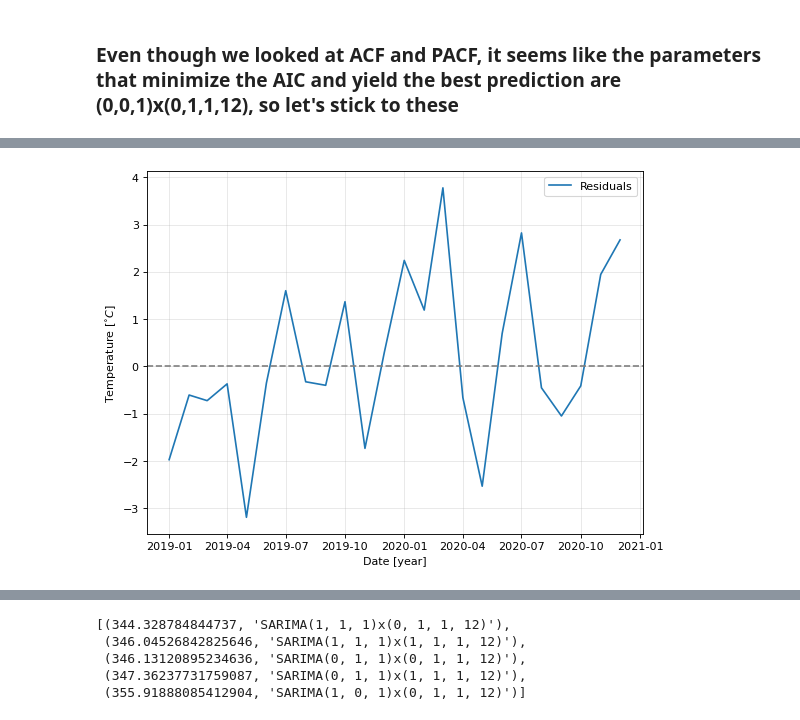
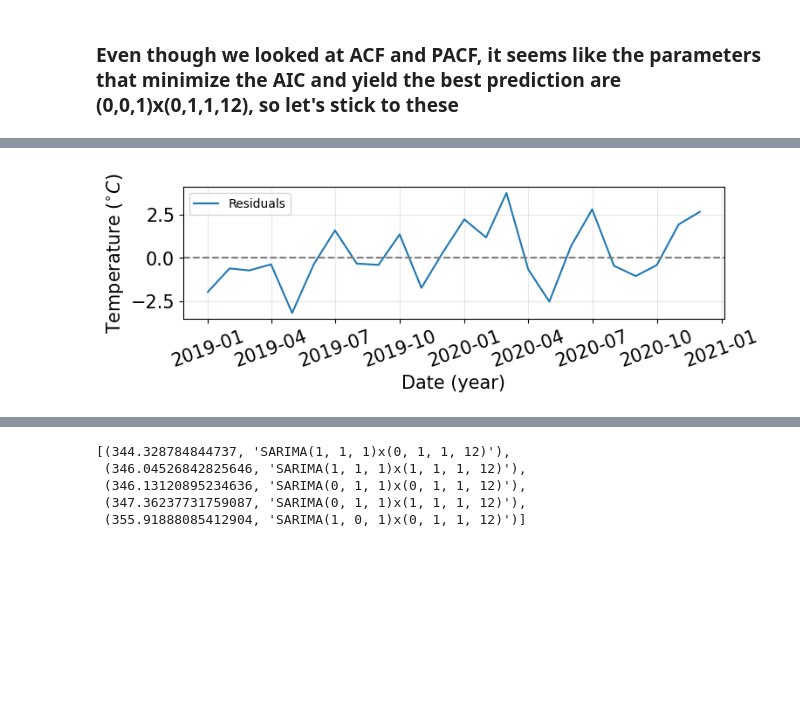
Before and after one commit to AlShap0/Time-series-forecasting-analysis, a Jupyter notebook: Time_Series_analysis_ARIMA_MCMC.ipynb, the cells around one changed output, grey strips where cells are left out. Drawn from its saved outputs; the diff is of its cells as text; code cells hidden in the pictures; blank space fills up the shorter version.

Commit message:
Final version of notebooks. Commiting report for safety, has to be checked one more time for typos.

```diff
--- a/Time_Series_analysis_ARIMA_MCMC.ipynb
+++ b/Time_Series_analysis_ARIMA_MCMC.ipynb
@@ -73,0 +62,32 @@ fig.autofmt_xdate(rotation=40);
+# %%
+# 2 plots were combined in this cell for a more neat presentation in the report
+plt.rc('axes', labelsize=13)
+plt.rc('xtick', labelsize=15)
+plt.rc('ytick', labelsize=15)
+
+fig, (ax1, ax2) = plt.subplots(figsize=(11,7), dpi=150, nrows=2, sharex=True)
+
+plt.subplots_adjust(hspace=0)
+
+ax1.plot(df_weather, color='green', linewidth=0.99, zorder=1) # added this data set so there's no jump between last point of training data and first point of testing data
+ax1.plot(df_weather[:-2*12], color='green', linewidth=0.99, label='Mean Temperatures training data', zorder=1)
+ax1.plot(df_weather[-2*12:], color='orange', label='Mean Temperatures testing data', zorder=2)
+
+ax1.grid(alpha=0.3)
+ax1.set_ylabel('Temperature ($^{\circ} C$)')
+ax1.legend()
+
+ax2.plot(df_trend, color='green', zorder=1)
+ax2.plot(df_trend[:-2*12], color='green', label='Training data')
+ax2.plot(df_trend[-2*12:], color='orange', label='Testing data')
+
+ax2.set_ylabel('(Not) Temperature ($^{\circ} C$)')
+ax2.legend()
+
+
+ax2.grid(alpha=0.3)
+plt.xticks(rotation=15)
+plt.xlabel('Date (year)')
+#plt.show()
+
+plt.savefig('images/tempearture_raw_data_combined.jpeg', dpi=300, bbox_inches='tight')
@@ -226,11 +357,14 @@ plt.ylabel('Temperature [$^{\circ} C$]');
 # %%
-plt.figure(figsize=(8,6), dpi=80)
+plt.figure(figsize=(8,2), dpi=100)
 plt.plot(df_weather.index[-2*12:], df_weather['Mean Temp'][-2*12:] - weather_forecast_sarima, label='Residuals');
 plt.axhline(0, linestyle='--', color='grey')
 plt.legend()
 plt.grid(alpha=0.3)
-plt.xlabel('Date [year]')
-plt.ylabel('Temperature [$^{\circ} C$]');
+plt.xlabel('Date (year)')
+plt.ylabel('Temperature ($^{\circ} C$)');
+plt.xticks(rotation=20);
+
+plt.savefig('images/temperature_forecast_resids.jpeg', dpi=100, bbox_inches='tight')
 # %% [output]
-[figure, old version]
+[figure, new version]
 # %%
```
Also changed, not shown: parts of 68 cells of this notebook, 2 other files.
